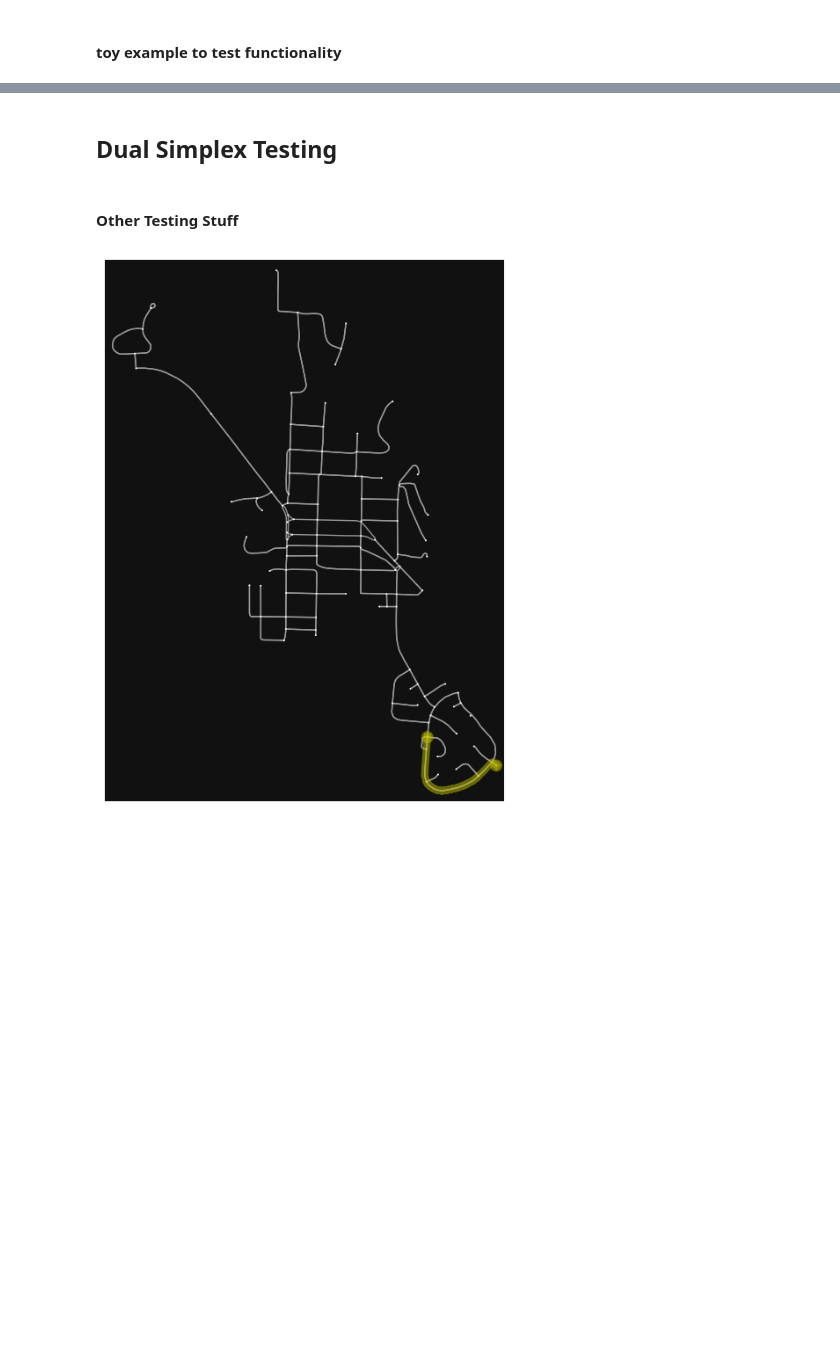
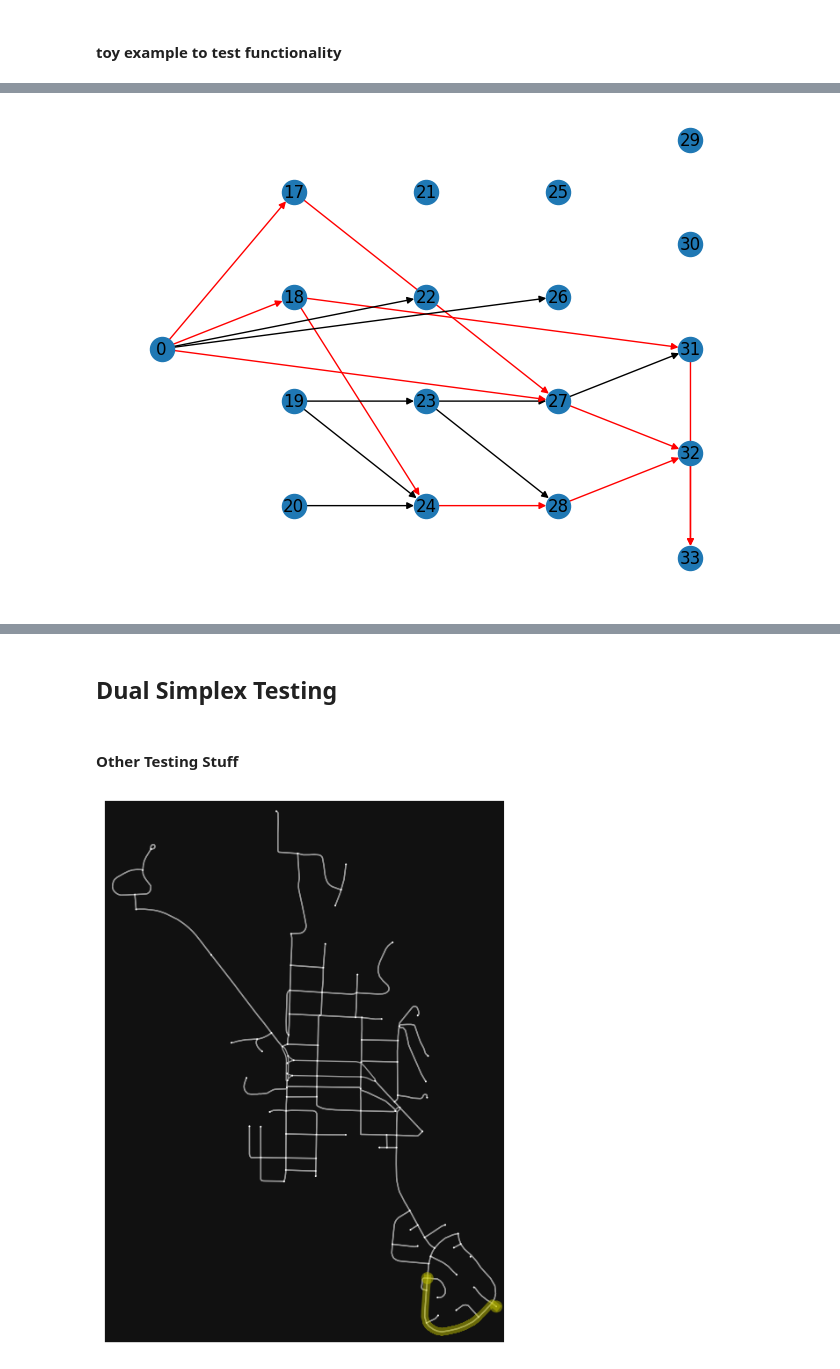
Before and after one commit to DillWithIt77/Fire_Evac_F22, a Jupyter notebook: Real-world Testing.ipynb, the cells around one changed output, grey strips where cells are left out. Saved outputs shown, nothing was run; the diff lists cells and outputs as text; code cells hidden in the pictures; blank space fills up the shorter version.

```diff
--- a/Real-world Testing.ipynb
+++ b/Real-world Testing.ipynb
@@ -1023,0 +1085,14 @@ master_test_list[0][(1,2,3)]
+# %%
+flow_value_2, flow_dict_2 = nx.maximum_flow(new_ten_test_s_t.copy(), 0, max(list(new_ten_test_s_t.copy().nodes)),
+                                        capacity = 'upper',flow_func = shortest_augmenting_path)
+
+
+colored_max_flow_ten_2 = color_max_flow(new_ten_test_s_t,flow_dict_2)
+num_nodes = max(list(colored_max_flow_ten_2))
+pos = nx.multipartite_layout(new_ten_test_s_t, subset_key="level")
+# pos[0]= np.array([pos[1][0]-0.05,pos[1][1]])
+# pos[max(new_ten_test_s_t.nodes)] = np.array([pos[max(new_ten_test_s_t.nodes)-1][0]+0.05,pos[max(new_ten_test_s_t.nodes)-1][1]])
+colors = [colored_max_flow_ten_2[u][v]['color'] for u,v in colored_max_flow_ten_2.edges]
+nx.draw(colored_max_flow_ten_2, pos, edge_color=colors,with_labels = True)
+# %% [output]
+[figure, added]
```
Also changed, not shown: parts of 16 cells of this notebook.
